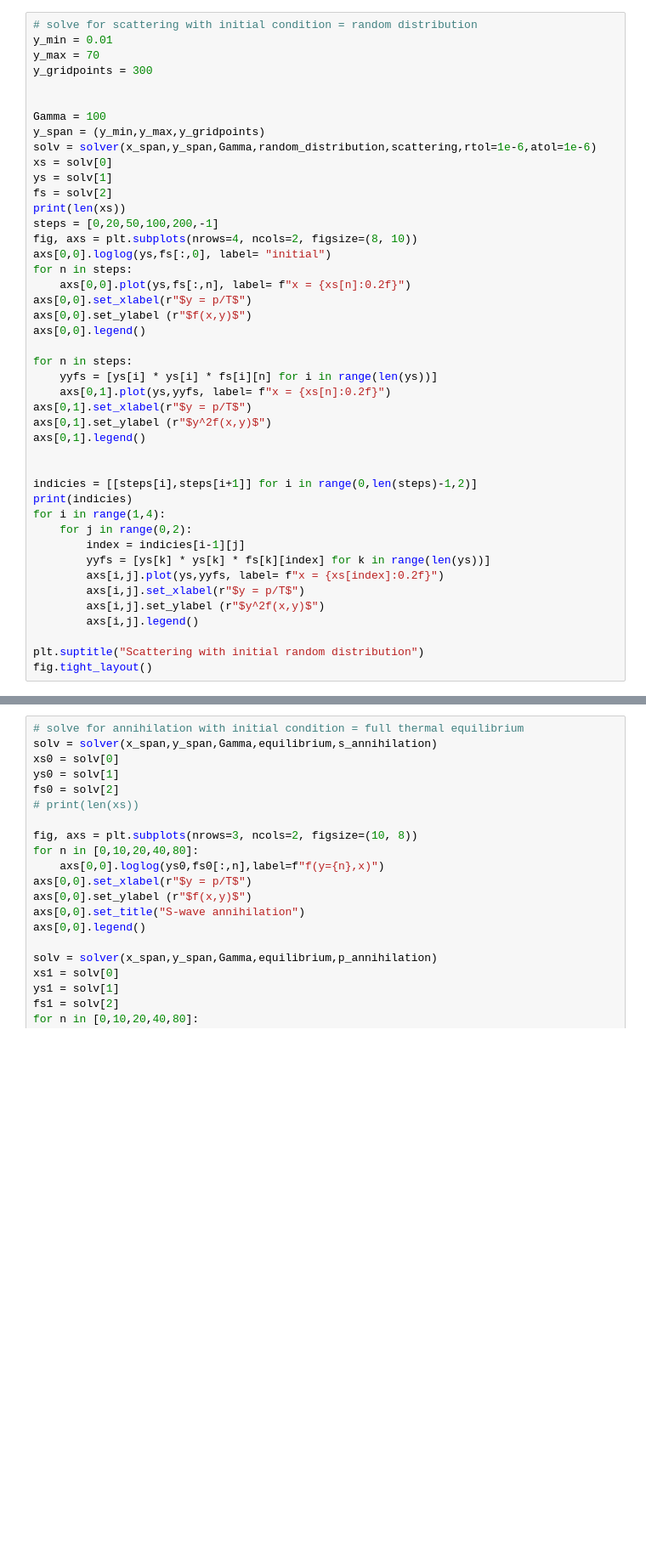
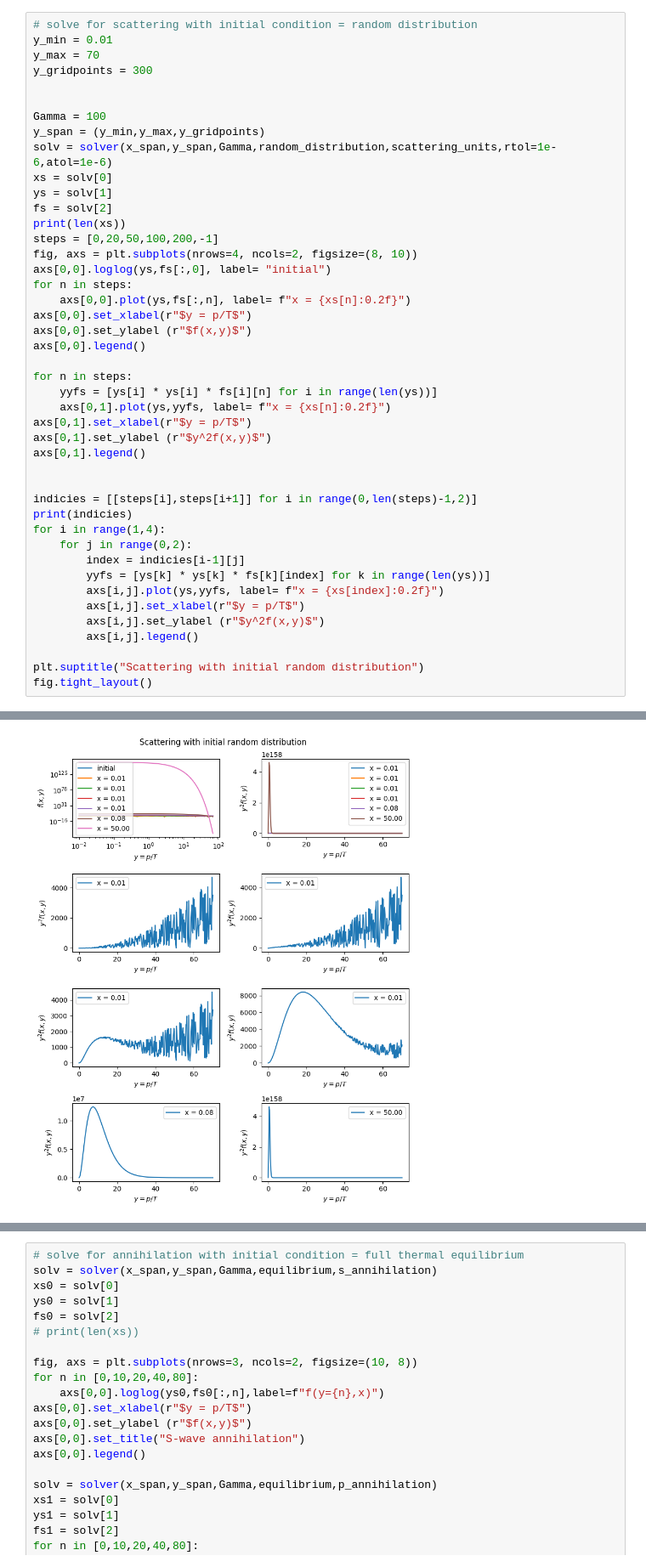
Before and after one commit to TobiasWasheim/master_thesis, a Jupyter notebook: mainCode.ipynb, the cells around one changed output, grey strips where cells are left out. Shown: that part at 85% size. Saved outputs shown, nothing was run; the diff lists cells and outputs as text; blank space fills up the shorter version.

```diff
--- a/mainCode.ipynb
+++ b/mainCode.ipynb
@@ -161,7 +182,7 @@ y_gridpoints = 300
 
 Gamma = 100
 y_span = (y_min,y_max,y_gridpoints)
-solv = solver(x_span,y_span,Gamma,random_distribution,scattering,rtol=1e-6,atol=1e-6)
+solv = solver(x_span,y_span,Gamma,random_distribution,scattering_units,rtol=1e-6,atol=1e-6)
 xs = solv[0]
 ys = solv[1]
 fs = solv[2]
@@ -196,3 +217,4 @@ for i in range(1,4):
 
 plt.suptitle("Scattering with initial random distribution")
 fig.tight_layout()
+# %% [output]
@@ -199,3 +223,4 @@ fig.tight_layout()
+[figure, added]
 # %%
 # solve for scattering with initial condition = random distribution, different interaction strengths
 solutions = []
```
Also changed, not shown: parts of 10 cells of this notebook, 2 other files.
